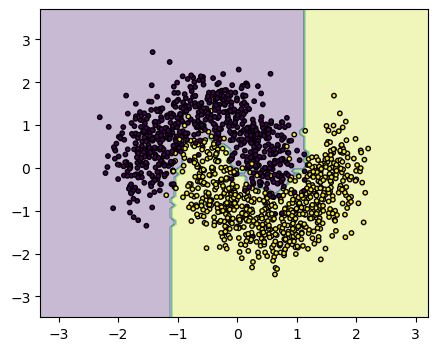
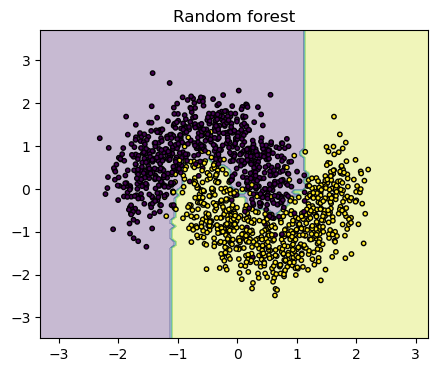
Code edit (unified diff) that turned the first committed figure into the second:
--- before
+++ after
@@ -1,5 +1,6 @@
+# Random forest decision boundary
 fig, ax = plt.subplots(figsize = (5,4))
 DecisionBoundaryDisplay.from_estimator(best_rf, X_train_scale, ax = ax, response_method="predict", alpha = .3)
 ax.scatter(X_train_scale[:,0], X_train_scale[:,1], c = y_train, s = 10, edgecolors="k")
-ax.xet_totle("Random forest")
+ax.set_title("Random forest")
 plt.show()

Commit: Fixed axis error.